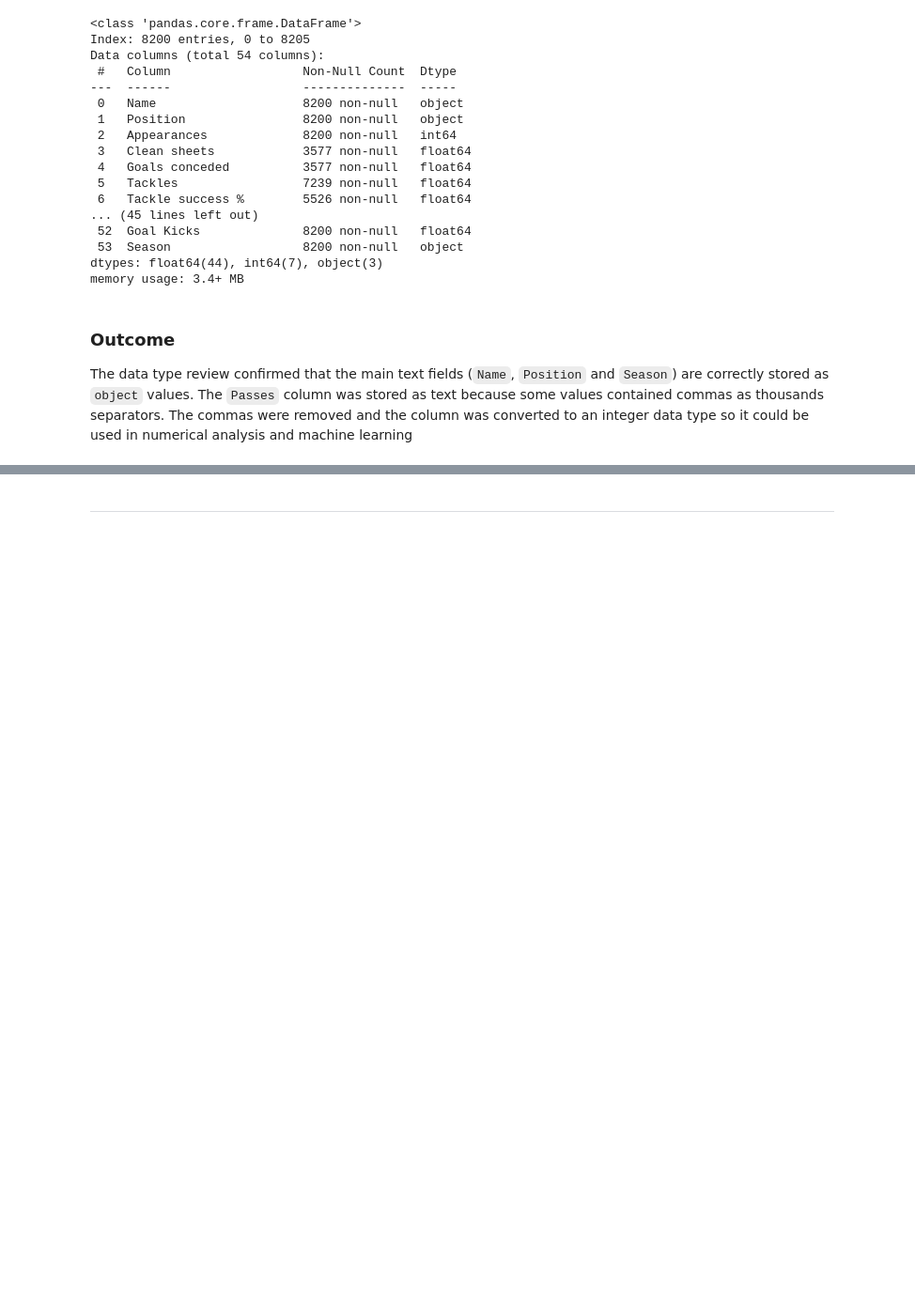
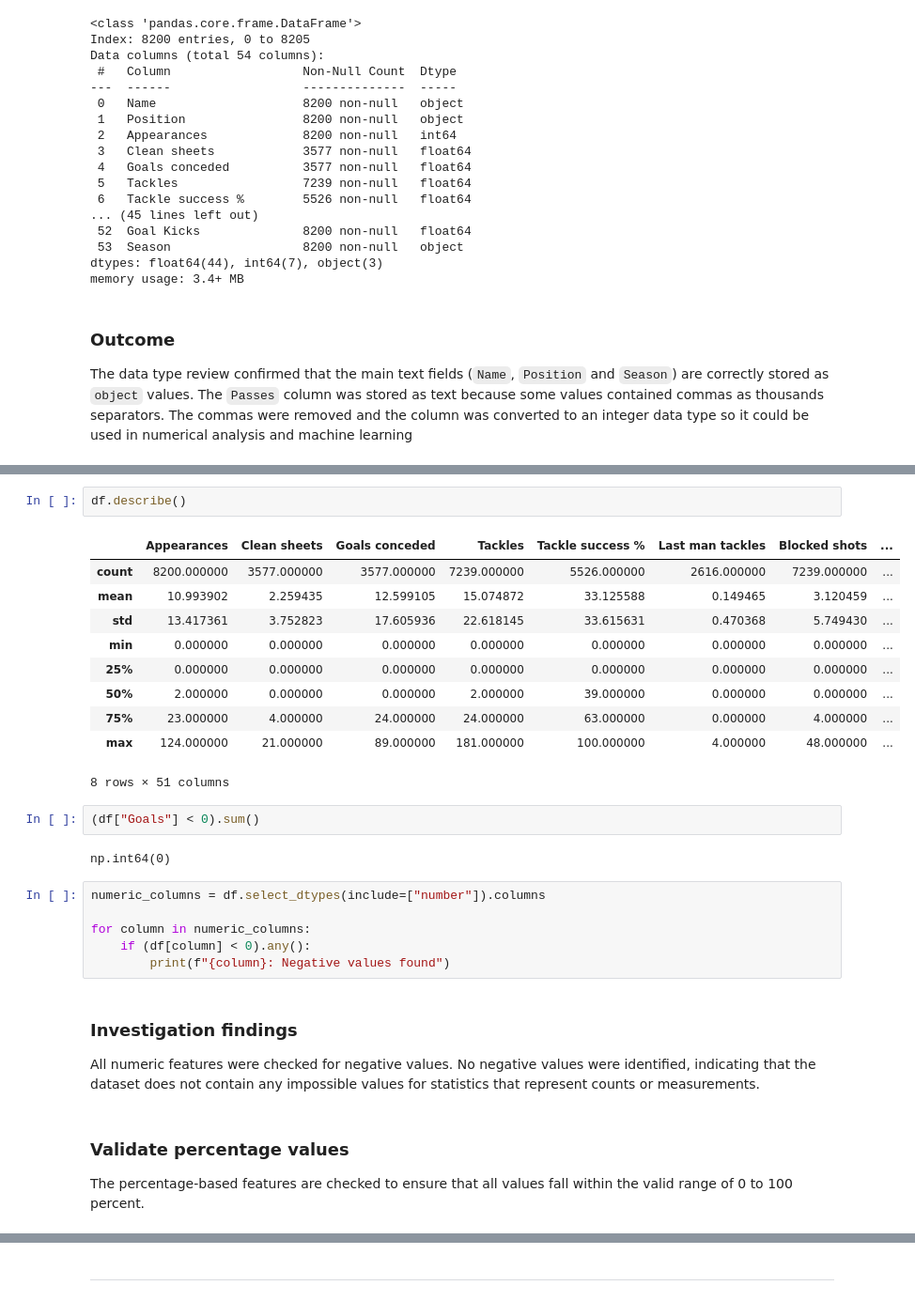
Before and after one commit to garethrogers28/premier-league-predictor, a Jupyter notebook: jupyter_notebooks/02_Data_Cleaning.ipynb, the cells around one changed output, grey strips where cells are left out. Shown at 94% size. Drawn from its saved outputs; the diff is of its cells as text; blank space fills up the shorter version.

Commit message:
Complete data cleaning and validation

```diff
--- a/jupyter_notebooks/02_Data_Cleaning.ipynb
+++ b/jupyter_notebooks/02_Data_Cleaning.ipynb
@@ -870,0 +877,31 @@ The data type review confirmed that the main text fields (`Name`, `Position` and
+# %%
+df.describe()
+# %% [output]
+|  | Appearances | Clean sheets | Goals conceded | Tackles | Tackle success % | Last man tackles | Blocked shots | ... |
+| count | 8200.000000 | 3577.000000 | 3577.000000 | 7239.000000 | 5526.000000 | 2616.000000 | 7239.000000 | ... |
+| mean | 10.993902 | 2.259435 | 12.599105 | 15.074872 | 33.125588 | 0.149465 | 3.120459 | ... |
+| std | 13.417361 | 3.752823 | 17.605936 | 22.618145 | 33.615631 | 0.470368 | 5.749430 | ... |
+| min | 0.000000 | 0.000000 | 0.000000 | 0.000000 | 0.000000 | 0.000000 | 0.000000 | ... |
+| 25% | 0.000000 | 0.000000 | 0.000000 | 0.000000 | 0.000000 | 0.000000 | 0.000000 | ... |
+| 50% | 2.000000 | 0.000000 | 0.000000 | 2.000000 | 39.000000 | 0.000000 | 0.000000 | ... |
+| 75% | 23.000000 | 4.000000 | 24.000000 | 24.000000 | 63.000000 | 0.000000 | 4.000000 | ... |
+| max | 124.000000 | 21.000000 | 89.000000 | 181.000000 | 100.000000 | 4.000000 | 48.000000 | ... |
+8 rows × 51 columns
+# %%
+(df["Goals"] < 0).sum()
+# %% [output]
+np.int64(0)
+# %%
+numeric_columns = df.select_dtypes(include=["number"]).columns
+
+for column in numeric_columns:
+    if (df[column] < 0).any():
+        print(f"{column}: Negative values found")
+# %% [markdown]
+### Investigation findings
+
+All numeric features were checked for negative values. No negative values were identified, indicating that the dataset does not contain any impossible values for statistics that represent counts or measurements.
+# %% [markdown]
+### Validate percentage values
+
+The percentage-based features are checked to ensure that all values fall within the valid range of 0 to 100 percent.
```
Also changed, not shown: parts of 7 cells of this notebook, 3 other files.
